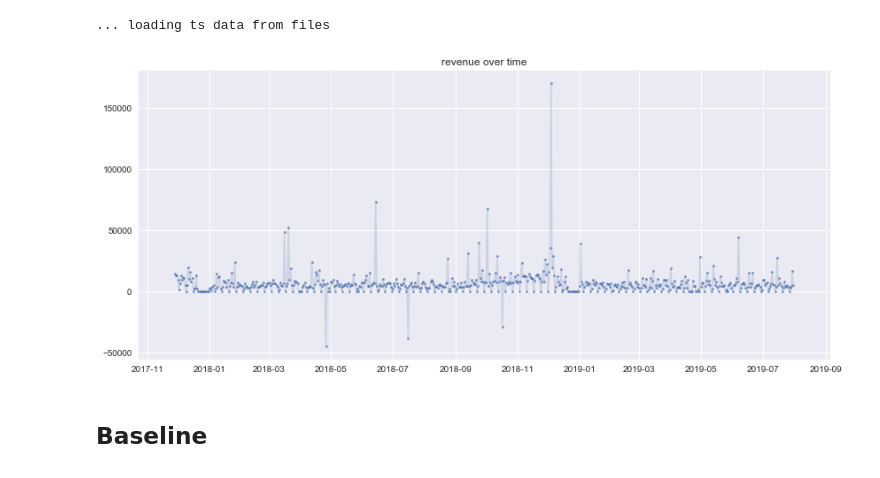
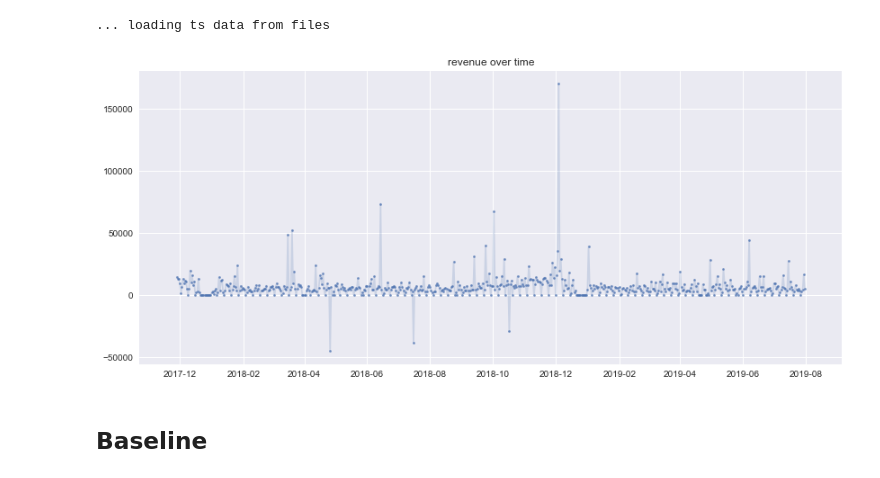
Before and after one commit to rdpb/ibm-ai-capstone, a Jupyter notebook: Part 2 - Model building and selection.ipynb, the cells around one changed output. Cells and saved outputs as stored; diff of their text form; code cells hidden in the pictures.

```diff
--- a/Part 2 - Model building and selection.ipynb
+++ b/Part 2 - Model building and selection.ipynb
@@ -30,9 +30,9 @@ ts_data = fetch_ts(data_dir)
 # %% [output]
 ... loading ts data from files
 # %%
-ts_plot(ts_data['all'].date, ts_data['all'].revenue,figx=14,figy=6, title="revenue over time")
+ts_plot(ts_data['all'].date.values, ts_data['all'].revenue.values,figx=14,figy=6, title="revenue over time")
 # %% [output]
-[figure, old version]
+[figure, new version]
 # %% [markdown]
 ## Baseline
 # %% [markdown]
```
Also changed, not shown: parts of 7 cells of this notebook, 4 other files.
